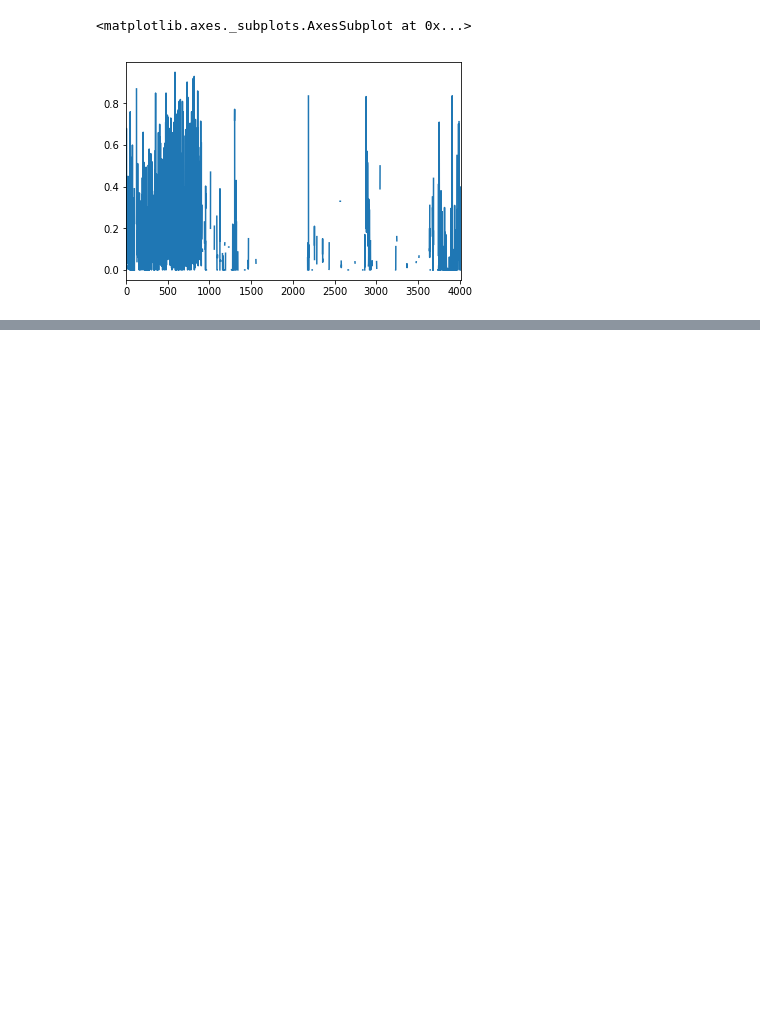
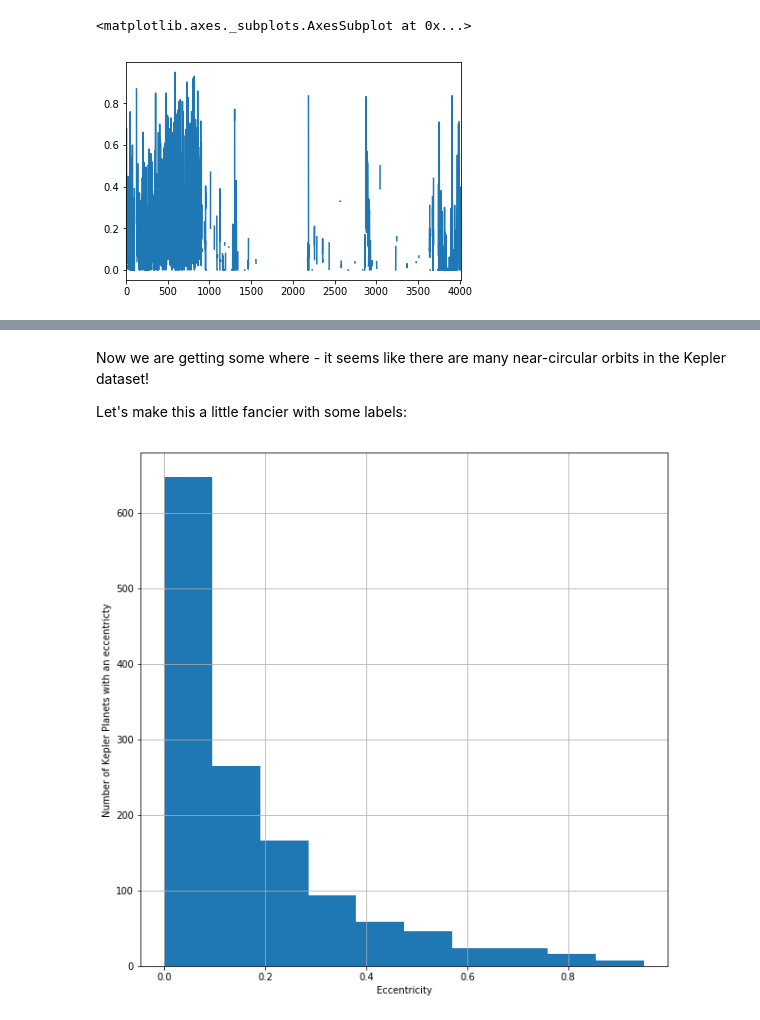
Before and after one commit to jnaiman/csci-p-14110, a Jupyter notebook: lesson06/_programming_dataProcessing_pandas_lesson06.ipynb, the cells around one changed output, grey strips where cells are left out. Saved outputs shown, nothing was run; the diff lists cells and outputs as text; code cells hidden in the pictures; blank space fills up the shorter version.

```diff
--- a/lesson06/_programming_dataProcessing_pandas_lesson06.ipynb
+++ b/lesson06/_programming_dataProcessing_pandas_lesson06.ipynb
@@ -178,0 +188,18 @@ There are things like "groupby" and things that we aren't likely to get into rig
+# %% [markdown]
+Now we are getting some where - it seems like there are many near-circular orbits in the Kepler dataset!
+
+Let's make this a little fancier with some labels:
+# %%
+# first, create an axis object
+fig, ax = plt.subplots(1, 1, figsize = (10, 10))
+
+# set this histogram to be on this ax object
+planets["pl_orbeccen"].hist(ax=ax)
+
+# add labels with ax:
+ax.set_xlabel('Eccentricity')
+ax.set_ylabel('Number of Kepler Planets with an eccentricty')
+
+plt.show()
+# %% [output]
+[figure, added]
```
Also changed, not shown: parts of 18 cells of this notebook, 3 other files.
